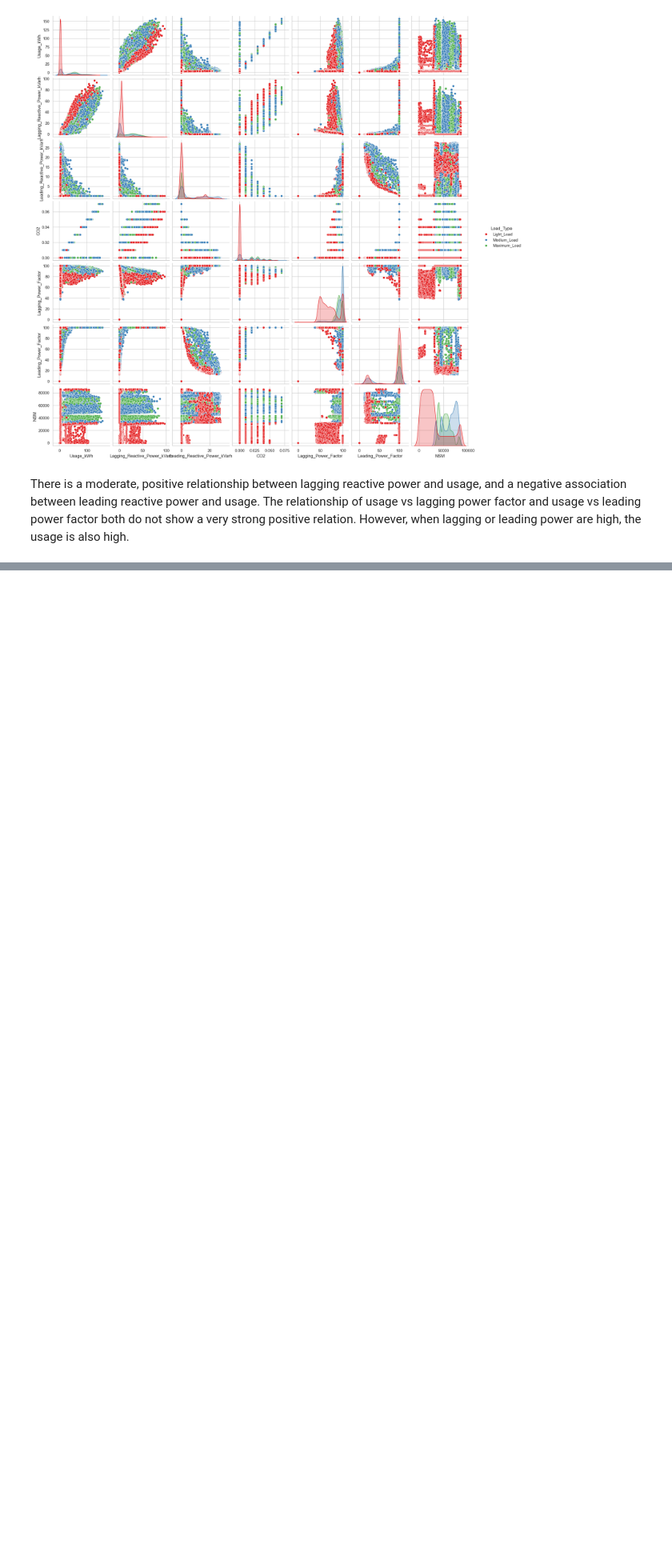
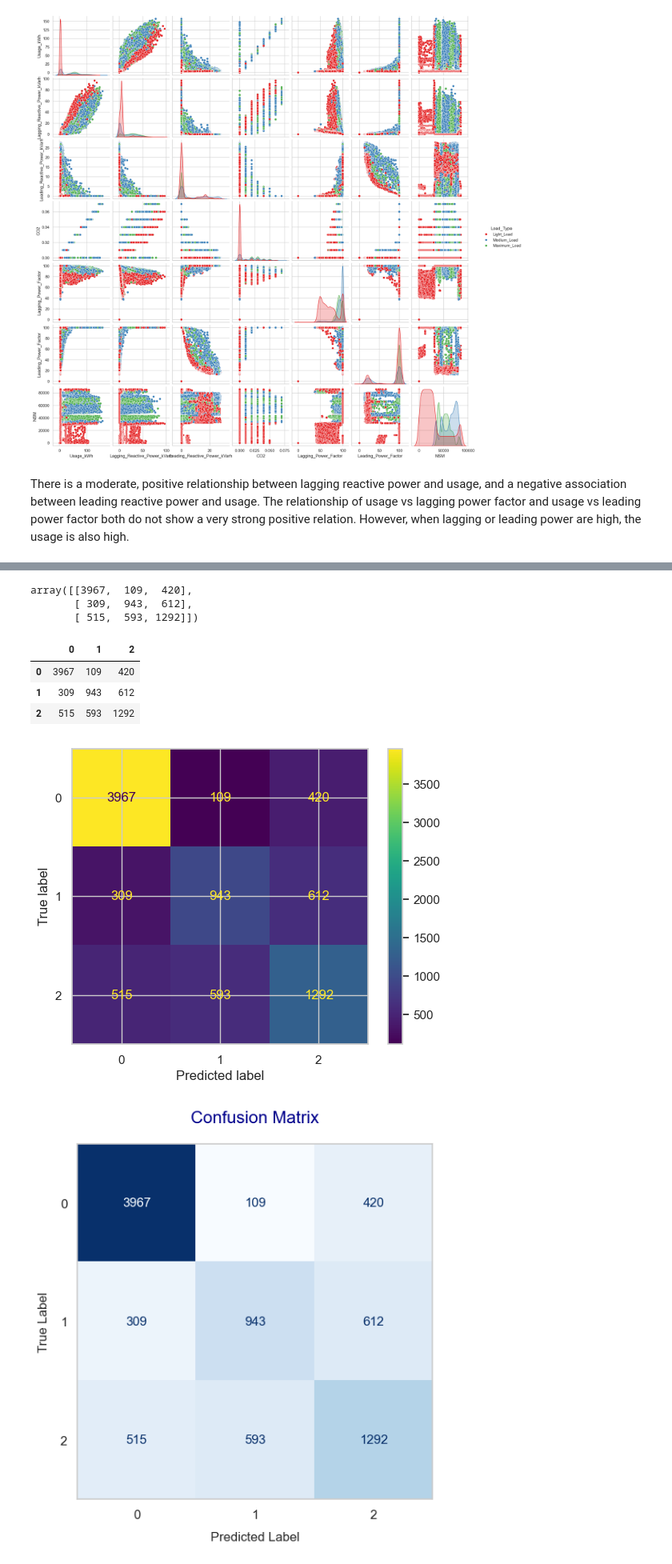
Before and after one commit to jonathern/steel-industry-energy-consumption, a Jupyter notebook: files/eda&model.ipynb, the cells around one changed output, grey strips where cells are left out. Shown at 80% size. Drawn from its saved outputs; the diff is of its cells as text; code cells hidden in the pictures; blank space fills up the shorter version.

```diff
--- a/files/eda&model.ipynb
+++ b/files/eda&model.ipynb
@@ -246,0 +305,5 @@ There is a moderate, positive relationship between lagging reactive power and us
+# %%
+# The date column has a very low correlation to the rest of the data, and crucially to the target, so we will drop it
+
+df_nodate = df.drop('date', axis='columns')
+df_nodate.head()
@@ -246,0 +317,10 @@ There is a moderate, positive relationship between lagging reactive power and us
+# %%
+# Performing the train-test split
+
+X = df_nodate.drop(['Load_Type'], axis=1)
+y = df_nodate.Load_Type
+
+X_train, X_test, y_train, y_test = train_test_split(X, y, test_size=0.25, random_state = 42)
+
+print ('Train set:', X_train.shape,  y_train.shape)
+print ('Test set:', X_test.shape,  y_test.shape)
@@ -246,0 +330,3 @@ There is a moderate, positive relationship between lagging reactive power and us
+# %%
+LR = LogisticRegression(C=0.01, solver='liblinear').fit(X_train,y_train)
+LR
@@ -246,0 +335,4 @@ There is a moderate, positive relationship between lagging reactive power and us
+# %%
+# Predicting using the test data
+y_pred = LR.predict(X_test)
+y_pred
@@ -246,0 +357,36 @@ There is a moderate, positive relationship between lagging reactive power and us
+# %%
+cf_matrix = confusion_matrix(y_test, y_pred)
+cf_matrix
+# %% [output]
+array([[3967,  109,  420],
+       [ 309,  943,  612],
+       [ 515,  593, 1292]])
+# %%
+cf_matrix = confusion_matrix(y_test, y_pred)
+
+cm_df = pd.DataFrame(cf_matrix)
+cm_df
+# %% [output]
+|  | 0 | 1 | 2 |
+| 0 | 3967 | 109 | 420 |
+| 1 | 309 | 943 | 612 |
+| 2 | 515 | 593 | 1292 |
+# %%
+cmatrix = ConfusionMatrixDisplay.from_predictions(y_test, y_pred, normalize=None)
+
+fig, ax = plt.subplots(figsize=(8, 6))
+cmatrix.plot(cmap='Blues', ax=ax, colorbar=False)
+
+ax.set_title('Confusion Matrix', fontsize=16, pad=20, color='darkblue')
+ax.set_xlabel('Predicted Label', fontsize=12, labelpad=10)
+ax.set_ylabel('True Label', fontsize=12, labelpad=10)
+
+ax.tick_params(axis='both', which='major', labelsize=12)
+
+plt.grid(False)
+plt.tight_layout()
+
+plt.show()
+# %% [output]
+[figure, added]
+[figure, added]
```
Also changed, not shown: parts of 25 cells of this notebook.
